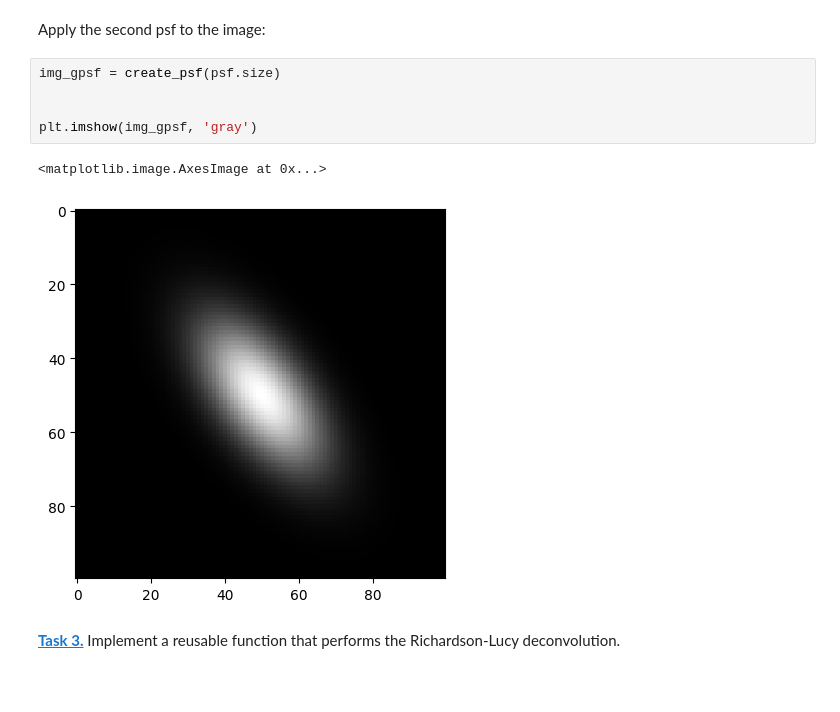
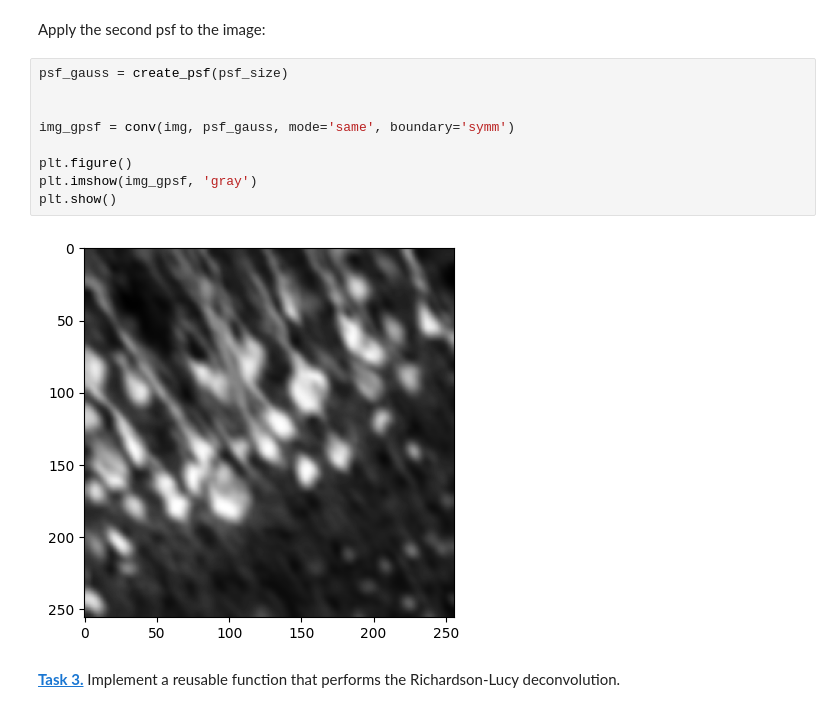
Before and after one commit to ZoeK194/mobi-fs5-python, a Jupyter notebook: deconvolution.ipynb, the cells around one changed output. Cells and saved outputs as stored; diff of their text form; blank space fills up the shorter version.

```diff
--- a/deconvolution.ipynb
+++ b/deconvolution.ipynb
@@ -49,14 +49,17 @@ plt.imshow(create_psf(psf_size), 'gray')
 [figure]
 # %% [markdown]
 Apply the second psf to the image:
-# %%
-img_gpsf = create_psf(psf.size)
-
-
-plt.imshow(img_gpsf, 'gray')
-# %% [output]
-<matplotlib.image.AxesImage at 0x...>
-[figure, removed]
+# %%
+psf_gauss = create_psf(psf_size)
+
+
+img_gpsf = conv(img, psf_gauss, mode='same', boundary='symm')
+
+plt.figure()
+plt.imshow(img_gpsf, 'gray')
+plt.show()
+# %% [output]
+[figure, added]
 # %% [markdown]
 **[Task 3.]()** Implement a reusable function that performs the Richardson-Lucy deconvolution.
 # %%
```
Also changed, not shown: parts of 11 cells of this notebook, 1 other file.
